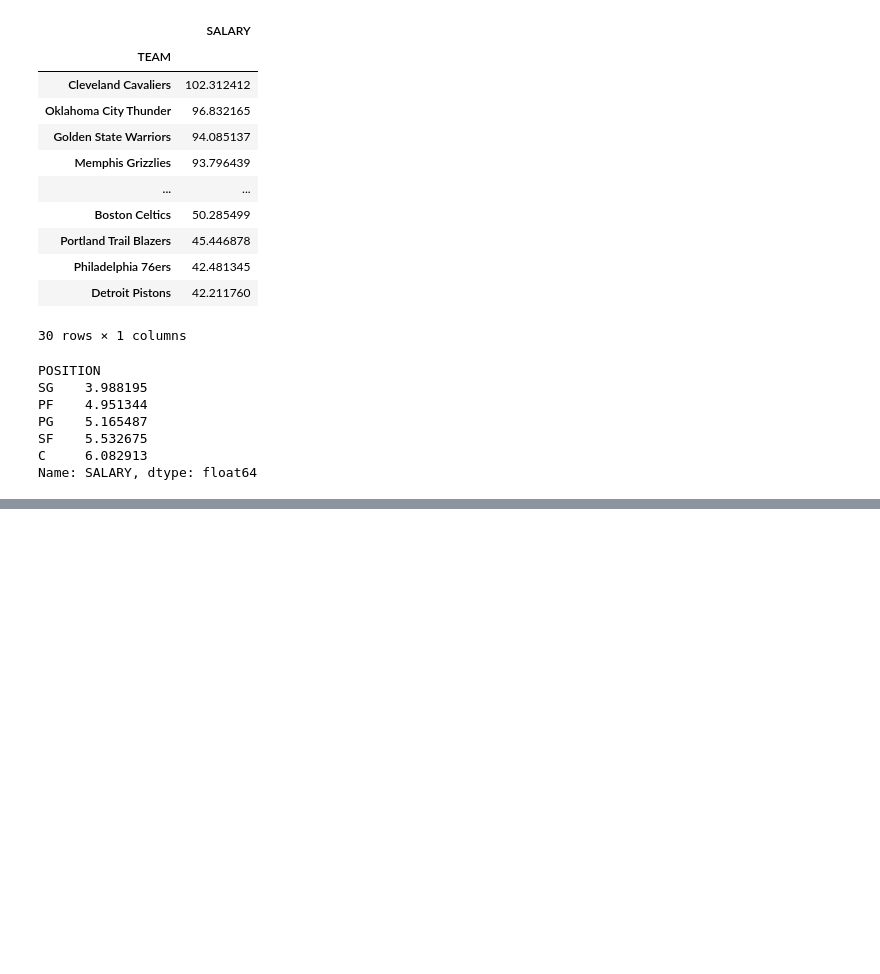
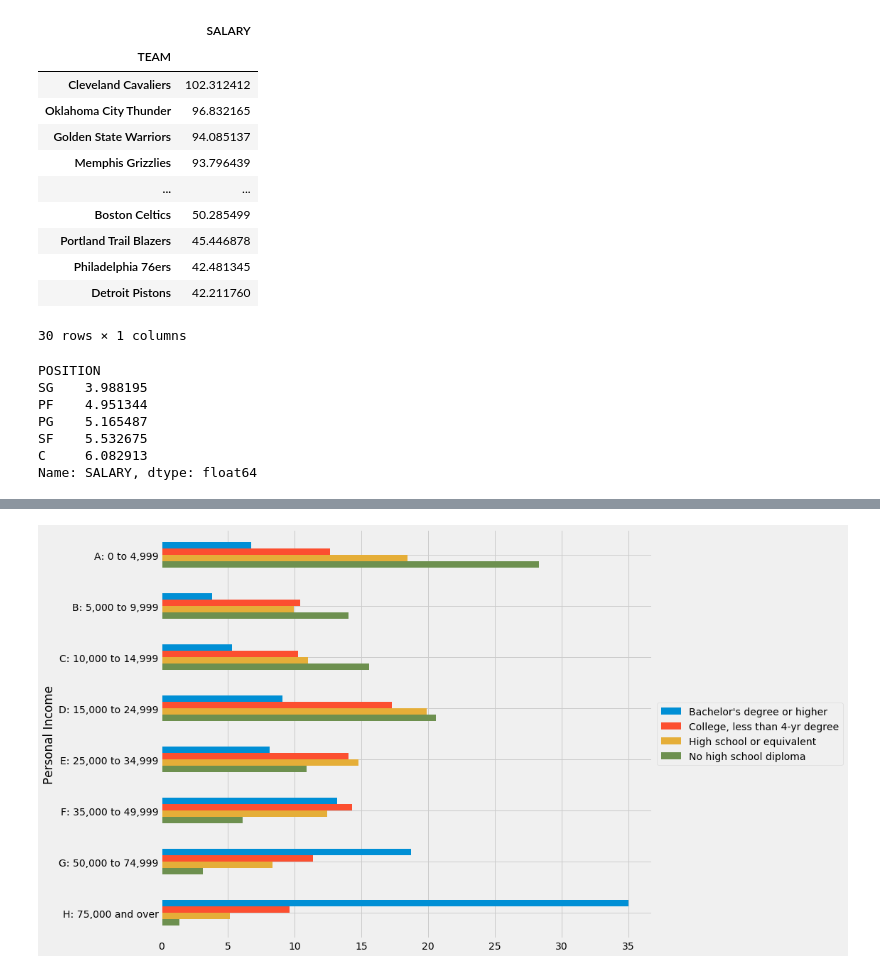
Before and after one commit to pmgasper/Berkeley_DataScience, a Jupyter notebook: lec10_groups_pivot.ipynb, the cells around one changed output, grey strips where cells are left out. Saved outputs shown, nothing was run; the diff lists cells and outputs as text; code cells hidden in the pictures; blank space fills up the shorter version.

```diff
--- a/lec10_groups_pivot.ipynb
+++ b/lec10_groups_pivot.ipynb
@@ -145,0 +204,3 @@ Name: SALARY, dtype: float64
+# %%
+edu = pd.read_csv('data/educ_inc.csv')
+edu
@@ -145,0 +219,9 @@ Name: SALARY, dtype: float64
+# %%
+ca_2014 = (edu
+           .loc[(edu.Year == '1/1/14 0:00') & (edu.Age != '00 to 17')]
+           .drop('Year', axis='columns')
+           .sort_values(by='Population Count')
+          )
+
+no_ages = ca_2014.drop('Age', axis='columns')
+no_ages.groupby(['Gender', 'Educational Attainment', 'Personal Income']).size()
@@ -145,0 +351,5 @@ Name: SALARY, dtype: float64
+# %%
+# Education / Income
+edu_inc = ca_2014.pivot_table('Population Count', 'Personal Income', 'Educational Attainment',
+               aggfunc=np.sum)
+edu_inc
@@ -145,0 +367,3 @@ Name: SALARY, dtype: float64
+# %%
+edu_inc_percent = (edu_inc / edu_inc.sum(axis='rows')) * 100
+edu_inc_percent
@@ -145,0 +381,17 @@ Name: SALARY, dtype: float64
+# %%
+fig = plt.figure()
+ax = fig.add_axes([0,0,1,1])
+edu_inc_percent.plot.barh(ax=ax)
+
+# Shrink current axis by 20%
+box = ax.get_position()
+ax.set_position([box.x0, box.y0, box.width * 0.8, box.height])
+
+# Put a legend to the right of the current axis
+ax.legend(loc='center left', bbox_to_anchor=(1, 0.5))
+
+fig.set_size_inches(12, 8)
+plt.gca().invert_yaxis() # Plot top to bottom
+plt.show()
+# %% [output]
+[figure, added]
```
Also changed, not shown: parts of 20 cells of this notebook.
